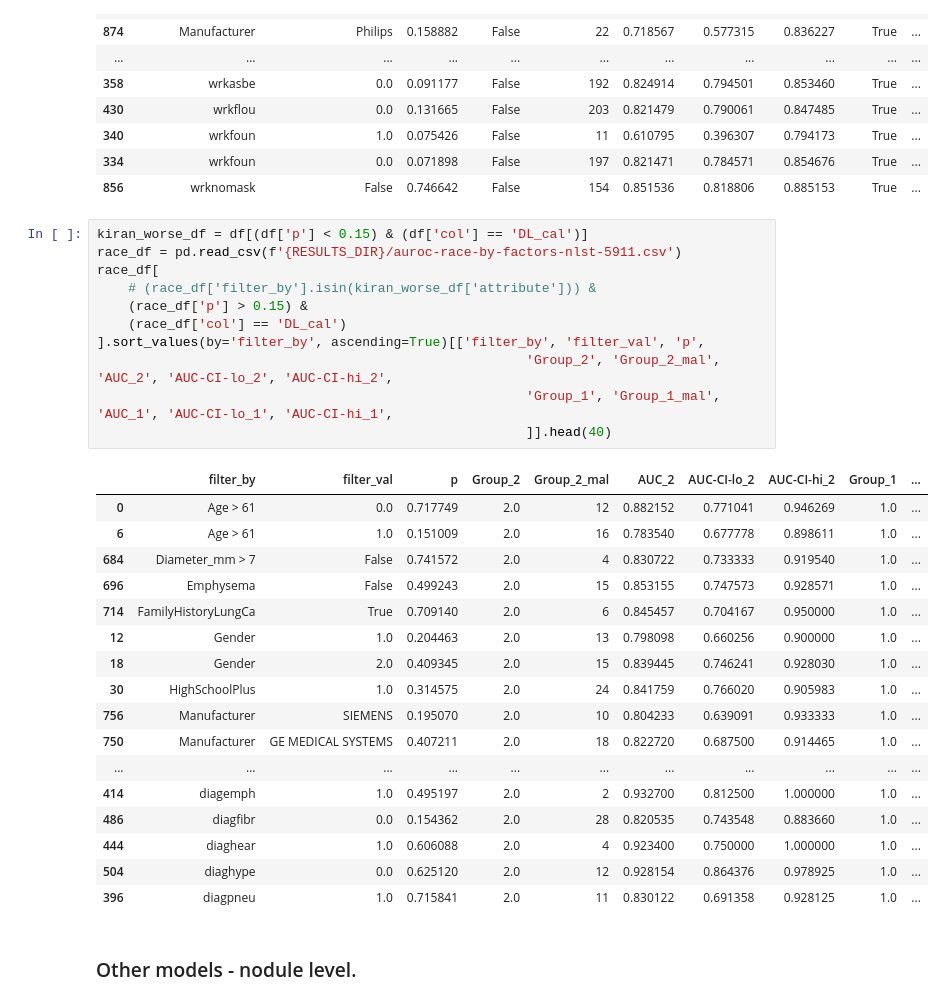
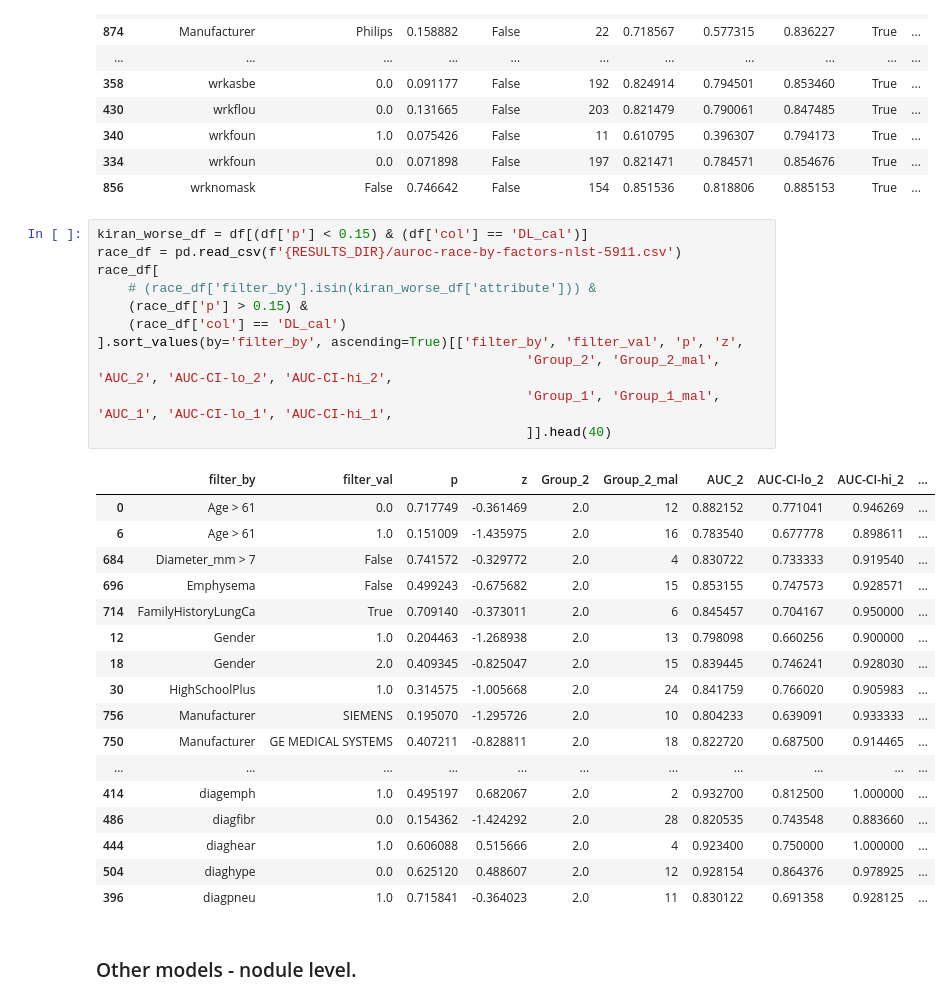
Before and after one commit to DIAGNijmegen/bodyct-lung-malignancy-fairness, a Jupyter notebook: save_all_results.ipynb, the cells around one changed output. Cells and saved outputs as stored; diff of their text form.

```diff
--- a/save_all_results.ipynb
+++ b/save_all_results.ipynb
@@ -567,32 +567,32 @@ overweight_df[
 # %%
 kiran_worse_df = df[(df['p'] < 0.15) & (df['col'] == 'DL_cal')]
 race_df = pd.read_csv(f'{RESULTS_DIR}/auroc-race-by-factors-nlst-5911.csv')
 race_df[
     # (race_df['filter_by'].isin(kiran_worse_df['attribute'])) &
     (race_df['p'] > 0.15) &
     (race_df['col'] == 'DL_cal')
-].sort_values(by='filter_by', ascending=True)[['filter_by', 'filter_val', 'p',
+].sort_values(by='filter_by', ascending=True)[['filter_by', 'filter_val', 'p', 'z',
                                                        'Group_2', 'Group_2_mal', 'AUC_2', 'AUC-CI-lo_2', 'AUC-CI-hi_2',
                                                        'Group_1', 'Group_1_mal', 'AUC_1', 'AUC-CI-lo_1', 'AUC-CI-hi_1',
                                                        ]].head(40)
 # %% [output]
-|  | filter_by | filter_val | p | Group_2 | Group_2_mal | AUC_2 | AUC-CI-lo_2 | AUC-CI-hi_2 | Group_1 | ... |
-| 0 | Age > 61 | 0.0 | 0.717749 | 2.0 | 12 | 0.882152 | 0.771041 | 0.946269 | 1.0 | ... |
-| 6 | Age > 61 | 1.0 | 0.151009 | 2.0 | 16 | 0.783540 | 0.677778 | 0.898611 | 1.0 | ... |
-| 684 | Diameter_mm > 7 | False | 0.741572 | 2.0 | 4 | 0.830722 | 0.733333 | 0.919540 | 1.0 | ... |
-| 696 | Emphysema | False | 0.499243 | 2.0 | 15 | 0.853155 | 0.747573 | 0.928571 | 1.0 | ... |
-| 714 | FamilyHistoryLungCa | True | 0.709140 | 2.0 | 6 | 0.845457 | 0.704167 | 0.950000 | 1.0 | ... |
-| 12 | Gender | 1.0 | 0.204463 | 2.0 | 13 | 0.798098 | 0.660256 | 0.900000 | 1.0 | ... |
-| 18 | Gender | 2.0 | 0.409345 | 2.0 | 15 | 0.839445 | 0.746241 | 0.928030 | 1.0 | ... |
-| 30 | HighSchoolPlus | 1.0 | 0.314575 | 2.0 | 24 | 0.841759 | 0.766020 | 0.905983 | 1.0 | ... |
-| 756 | Manufacturer | SIEMENS | 0.195070 | 2.0 | 10 | 0.804233 | 0.639091 | 0.933333 | 1.0 | ... |
-| 750 | Manufacturer | GE MEDICAL SYSTEMS | 0.407211 | 2.0 | 18 | 0.822720 | 0.687500 | 0.914465 | 1.0 | ... |
+|  | filter_by | filter_val | p | z | Group_2 | Group_2_mal | AUC_2 | AUC-CI-lo_2 | AUC-CI-hi_2 | ... |
+| 0 | Age > 61 | 0.0 | 0.717749 | -0.361469 | 2.0 | 12 | 0.882152 | 0.771041 | 0.946269 | ... |
+| 6 | Age > 61 | 1.0 | 0.151009 | -1.435975 | 2.0 | 16 | 0.783540 | 0.677778 | 0.898611 | ... |
+| 684 | Diameter_mm > 7 | False | 0.741572 | -0.329772 | 2.0 | 4 | 0.830722 | 0.733333 | 0.919540 | ... |
+| 696 | Emphysema | False | 0.499243 | -0.675682 | 2.0 | 15 | 0.853155 | 0.747573 | 0.928571 | ... |
+| 714 | FamilyHistoryLungCa | True | 0.709140 | -0.373011 | 2.0 | 6 | 0.845457 | 0.704167 | 0.950000 | ... |
+| 12 | Gender | 1.0 | 0.204463 | -1.268938 | 2.0 | 13 | 0.798098 | 0.660256 | 0.900000 | ... |
+| 18 | Gender | 2.0 | 0.409345 | -0.825047 | 2.0 | 15 | 0.839445 | 0.746241 | 0.928030 | ... |
+| 30 | HighSchoolPlus | 1.0 | 0.314575 | -1.005668 | 2.0 | 24 | 0.841759 | 0.766020 | 0.905983 | ... |
+| 756 | Manufacturer | SIEMENS | 0.195070 | -1.295726 | 2.0 | 10 | 0.804233 | 0.639091 | 0.933333 | ... |
+| 750 | Manufacturer | GE MEDICAL SYSTEMS | 0.407211 | -0.828811 | 2.0 | 18 | 0.822720 | 0.687500 | 0.914465 | ... |
 | ... | ... | ... | ... | ... | ... | ... | ... | ... | ... | ... |
-| 414 | diagemph | 1.0 | 0.495197 | 2.0 | 2 | 0.932700 | 0.812500 | 1.000000 | 1.0 | ... |
-| 486 | diagfibr | 0.0 | 0.154362 | 2.0 | 28 | 0.820535 | 0.743548 | 0.883660 | 1.0 | ... |
-| 444 | diaghear | 1.0 | 0.606088 | 2.0 | 4 | 0.923400 | 0.750000 | 1.000000 | 1.0 | ... |
-| 504 | diaghype | 0.0 | 0.625120 | 2.0 | 12 | 0.928154 | 0.864376 | 0.978925 | 1.0 | ... |
-| 396 | diagpneu | 1.0 | 0.715841 | 2.0 | 11 | 0.830122 | 0.691358 | 0.928125 | 1.0 | ... |
+| 414 | diagemph | 1.0 | 0.495197 | 0.682067 | 2.0 | 2 | 0.932700 | 0.812500 | 1.000000 | ... |
+| 486 | diagfibr | 0.0 | 0.154362 | -1.424292 | 2.0 | 28 | 0.820535 | 0.743548 | 0.883660 | ... |
+| 444 | diaghear | 1.0 | 0.606088 | 0.515666 | 2.0 | 4 | 0.923400 | 0.750000 | 1.000000 | ... |
+| 504 | diaghype | 0.0 | 0.625120 | 0.488607 | 2.0 | 12 | 0.928154 | 0.864376 | 0.978925 | ... |
+| 396 | diagpneu | 1.0 | 0.715841 | -0.364023 | 2.0 | 11 | 0.830122 | 0.691358 | 0.928125 | ... |
 # %% [markdown]
 ### Other models - nodule level.
 # %%
```
Also changed, not shown: parts of 1 cell of this notebook, 1 other file.
